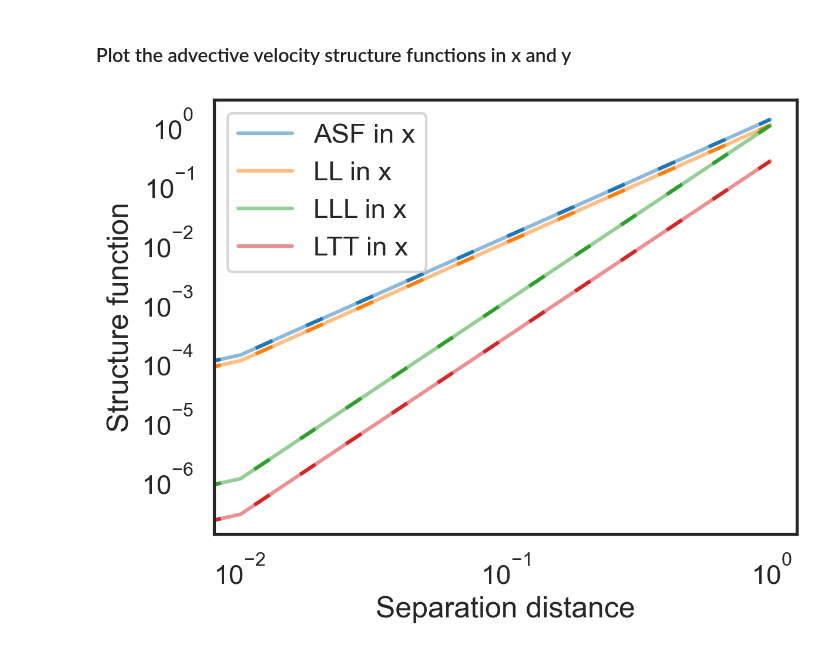
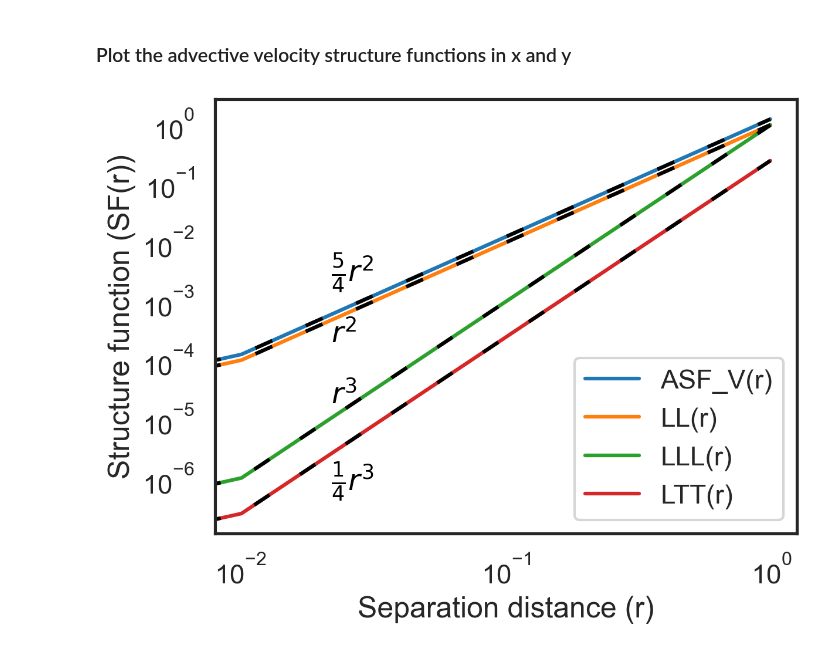
Before and after one commit to cassidymwagner/fluidsf, a Jupyter notebook: docs/source/qs.ipynb, the cells around one changed output. Saved outputs shown, nothing was run; the diff lists cells and outputs as text; code cells hidden in the pictures.

```diff
--- a/docs/source/qs.ipynb
+++ b/docs/source/qs.ipynb
@@ -21,7 +25,7 @@ y = np.linspace(0, 1, ny)
 X, Y = np.meshgrid(x, y)
 
 u = X
-v = 0.5 * u
+v = 0.5 * X
 # %%
 import matplotlib.pyplot as plt
 
@@ -61,28 +69,57 @@ The keys of the dictionary `sf` are
 ### Plot the advective velocity structure functions in x and y
 # %%
 fig, ax = plt.subplots()
-ax.loglog(sf["x-diffs"], sf["SF_advection_velocity_x"], label="ASF in x", color="C0", alpha=0.5)
-ax.loglog(sf["x-diffs"], sf["SF_LL_x"], label="LL in x", color="C1",alpha=0.5)
-ax.loglog(sf["x-diffs"], sf["SF_LLL_x"], label="LLL in x", color="C2", alpha=0.5)
-ax.loglog(sf["x-diffs"], sf["SF_LTT_x"], label="LTT in x", color="C3", alpha=0.5)
+ax.loglog(sf["x-diffs"], sf["SF_advection_velocity_x"], label="ASF_V(r)", color="C0")
+ax.loglog(sf["x-diffs"], sf["SF_LL_x"], label="LL(r)", color="C1")
+ax.loglog(sf["x-diffs"], sf["SF_LLL_x"], label="LLL(r)", color="C2")
+ax.loglog(sf["x-diffs"], sf["SF_LTT_x"], label="LTT(r)", color="C3")
 ax.loglog(
     sf["x-diffs"],
     (5 / 4) * sf["x-diffs"] ** 2,
-    color="C0",
+    color="k",
     linestyle=(0, (5, 10)),
 )
-ax.loglog(sf["x-diffs"], sf["x-diffs"] ** 2, color="C1", linestyle=(0, (5, 10)))
-ax.loglog(sf["x-diffs"], sf["x-diffs"] ** 3, color="C2", linestyle=(0, (5, 10)))
+ax.loglog(sf["x-diffs"], sf["x-diffs"] ** 2, color="k", linestyle=(0, (5, 10)))
+ax.loglog(sf["x-diffs"], sf["x-diffs"] ** 3, color="k", linestyle=(0, (5, 10)))
 ax.loglog(
     sf["x-diffs"],
     0.25 * sf["x-diffs"] ** 3,
-    color="C3",
+    color="k",
     linestyle=(0, (5, 10)),
 )
+
+ax.annotate(
+    r"$\frac{5}{4}r^{2}$",
+    (0.2, 0.58),
+    textcoords="axes fraction",
+    color="k",
+)
+
+ax.annotate(
+    r"$r^{2}$",
+    (0.2, 0.44),
+    textcoords="axes fraction",
+    color="k",
+)
+
+ax.annotate(
+    r"$r^{3}$",
+    (0.2, 0.3),
+    textcoords="axes fraction",
+    color="k",
+)
+
+ax.annotate(
+    r"$\frac{1}{4}r^{3}$",
+    (0.2, 0.1),
+    textcoords="axes fraction",
+    color="k",
+)
+
 plt.hlines(0, 0, 1, color="k", lw=1, zorder=0)
-ax.set_xlabel("Separation distance")
-ax.set_ylabel("Structure function")
-ax.legend()
+ax.set_xlabel("Separation distance (r)")
+ax.set_ylabel("Structure function (SF(r))")
+ax.legend(loc="lower right")
 plt.show()
 # %% [output]
-[figure, old version]
+[figure, new version]
```
Also changed, not shown: parts of 7 cells of this notebook, 2 other files.
